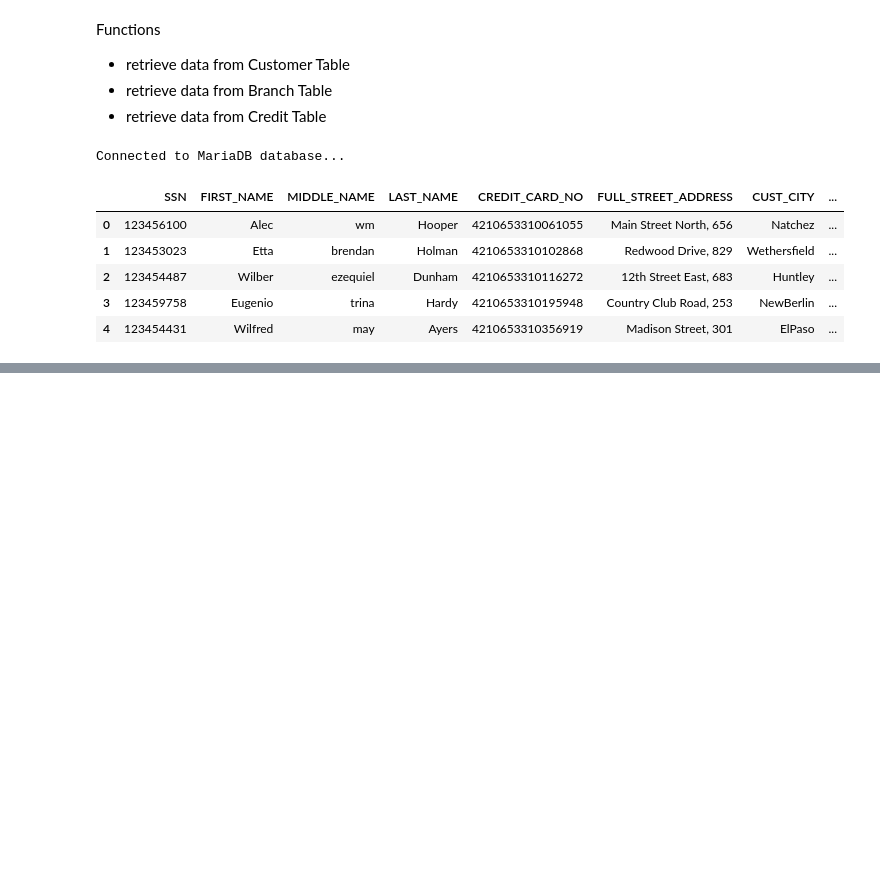
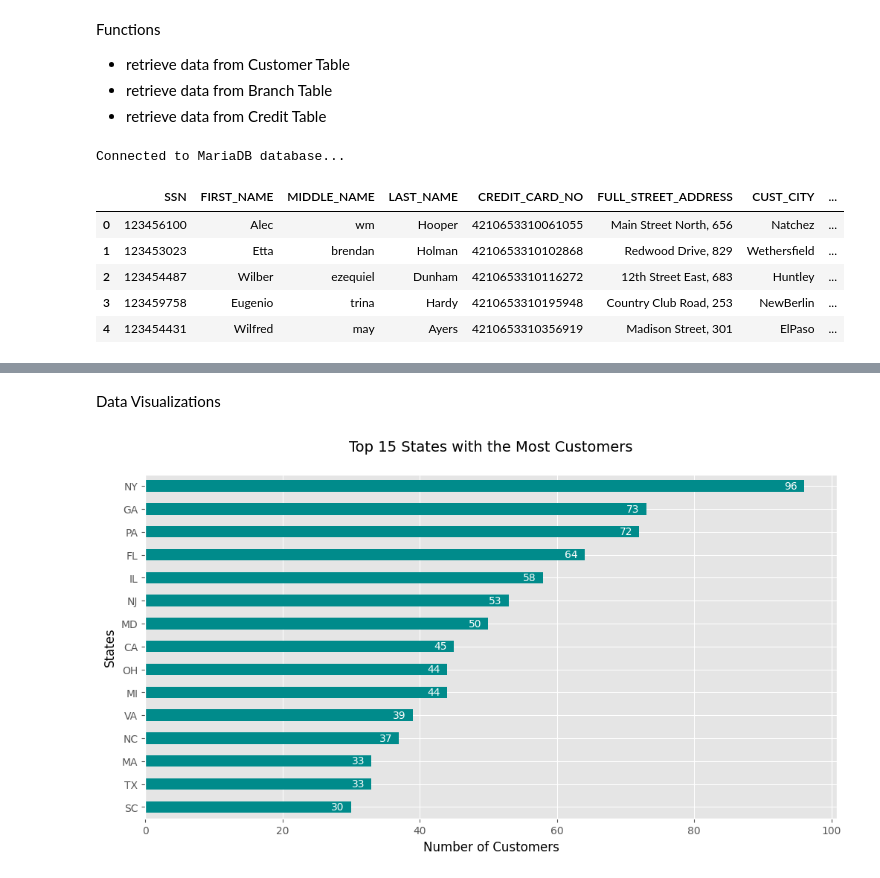
Before and after one commit to jonlam1989/Capstone, a Jupyter notebook: cc_data_visualization.ipynb, the cells around one changed output, grey strips where cells are left out. Drawn from its saved outputs; the diff is of its cells as text; code cells hidden in the pictures; blank space fills up the shorter version.

Commit message:
added horizontal bar chart: top 15 states with the most customers

```diff
--- a/cc_data_visualization.ipynb
+++ b/cc_data_visualization.ipynb
@@ -4,6 +4,7 @@ import pandas as pd
 
 import matplotlib as mpl
 import matplotlib.pyplot as plt
+mpl.style.use('ggplot')                     # background grid aesthetics
 
 import mysql.connector as mariadb
 from dotenv import load_dotenv              # environment variables
@@ -167,3 +168,29 @@ Connected to MariaDB database...
 | 2 | 4210653342242023 | 20180419 | 123451310 | 107 | Healthcare | 20.47 | 45070 |
 | 3 | 4210653312478046 | 20180813 | 123455692 | 156 | Grocery | 91.08 | 22562 |
 | 4 | 4210653349028689 | 20180320 | 123459988 | 35 | Entertainment | 14.24 | 2 |
+# %% [markdown]
+Data Visualizations
+# %%
+# Find and plot which state has a high number of customers.
+
+# count the number of customers per state
+num_cust_by_state = customer_df.value_counts('CUST_STATE')
+# filter for the top 15 states
+top_15_states = num_cust_by_state[:15]
+# sort values so horizontal bar chart will display in descending order
+top_15_states.sort_values(ascending=True, inplace=True)
+#---------------------------------------------------------------------
+# horizontal bar chart
+top_15_states.plot(kind='barh', color='darkcyan', figsize=(12, 6))
+
+plt.title('Top 15 States with the Most Customers', fontsize=14, y=1.05)                             # move the title up
+plt.xlabel('Number of Customers', fontsize=12)
+plt.ylabel('States', fontsize=12)
+
+# annotate text
+for state, num_cust in enumerate(top_15_states.values):
+    plt.annotate(num_cust, xy=(num_cust - 1, state), va='center', ha='right', color='white')
+
+plt.show()
+# %% [output]
+[figure, added]
```
